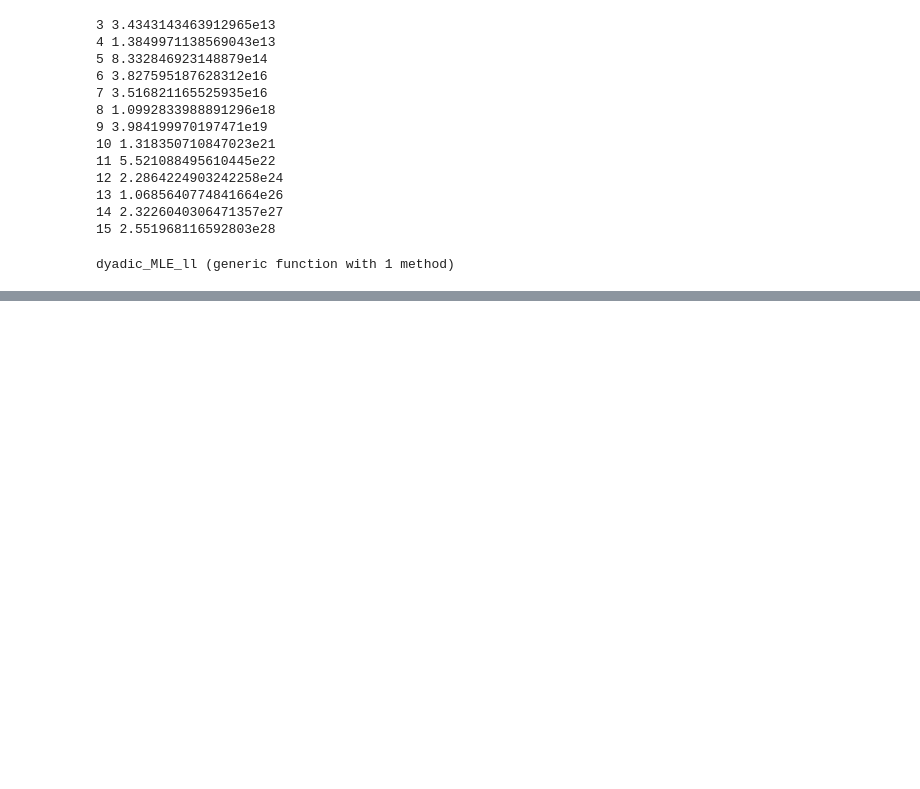
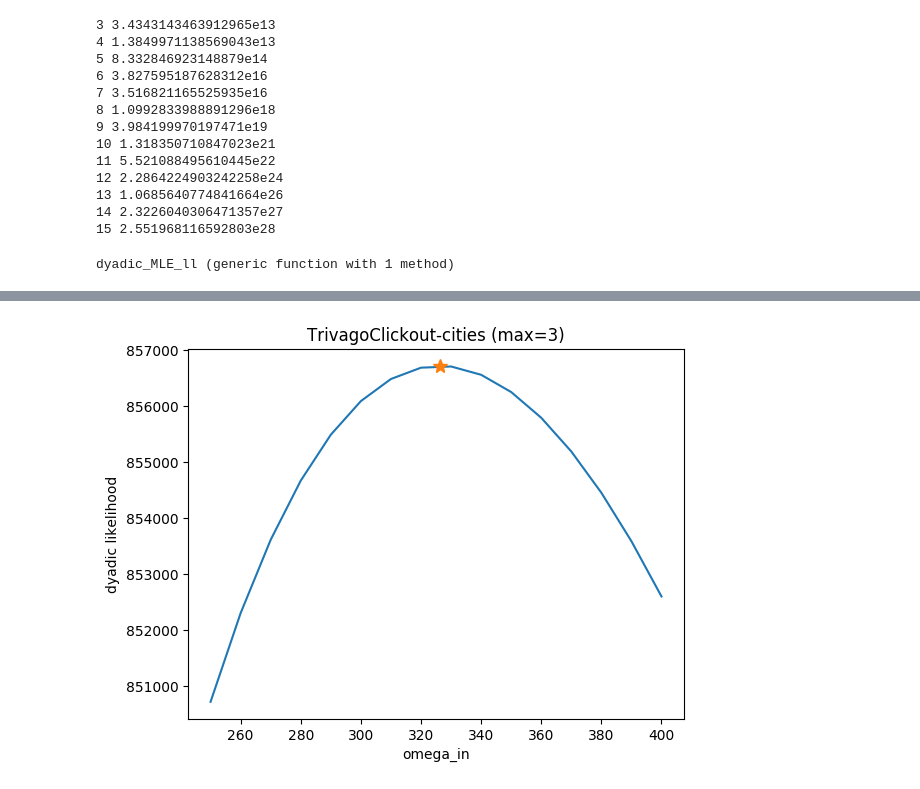
Before and after one commit to PhilChodrow/HypergraphModularity, a Jupyter notebook: Likelihood-comparisons.ipynb, the cells around one changed output, grey strips where cells are left out. Cells and saved outputs as stored; diff of their text form; code cells hidden in the pictures; blank space fills up the shorter version.

```diff
--- a/Likelihood-comparisons.ipynb
+++ b/Likelihood-comparisons.ipynb
@@ -142,0 +175,17 @@ Unweighted Dyadic MLE LL (cities): 2.6926062639279733e6
+# %%
+lls = []
+ω_ins = 250:10:400
+for ω_in in ω_ins
+    ll = Float64(dyadicLogLikelihood(H, Z2, ω_in, ω_out2; weighted=false))
+    push!(lls, ll)
+end
+# %%
+ll_opt = Float64(dyadicLogLikelihood(H, Z2, ω_in2, ω_out2; weighted=false))
+plot(ω_ins, lls)
+plot(ω_in2, ll_opt, marker="*", ms=10, label="optimal")
+title("TrivagoClickout-cities (max=3)")
+xlabel("omega_in")
+ylabel("dyadic likelihood")
+savefig("trivago-likelihood.png")
+# %% [output]
+[figure, added]
```
Also changed, not shown: parts of 6 cells of this notebook.
